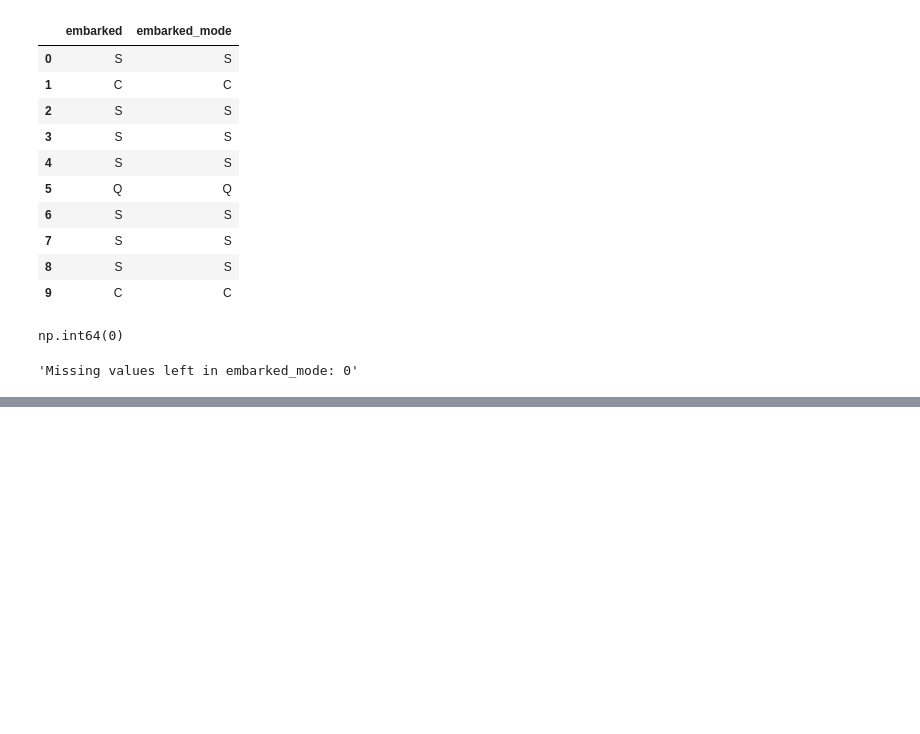
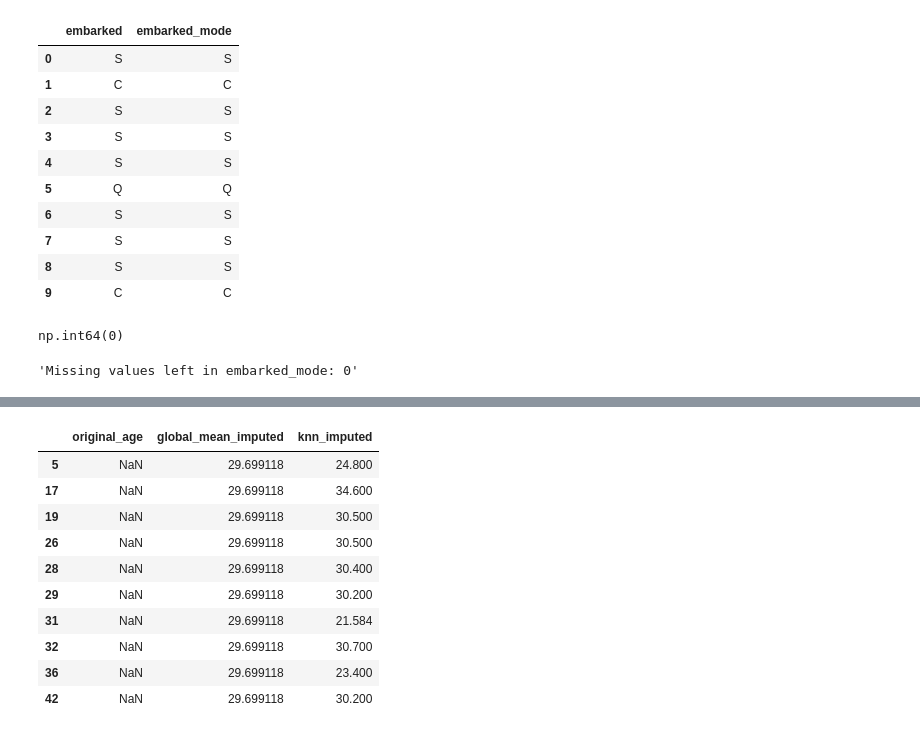
Before and after one commit to yash27007/python-bootcamp, a Jupyter notebook: 04-feature-engineering/01-missing-values/01-missing-values.ipynb, the cells around one changed output, grey strips where cells are left out. Drawn from its saved outputs; the diff is of its cells as text; code cells hidden in the pictures; blank space fills up the shorter version.

```diff
--- a/04-feature-engineering/01-missing-values.ipynb
+++ b/04-feature-engineering/01-missing-values/01-missing-values.ipynb
@@ -325,0 +334,30 @@ np.int64(0)
+# %%
+def manual_mean_impute(series: pd.Series):
+    """Fill NaNs with the column mean, computed by hand from the observed values."""
+    values = series.to_numpy(dtype=float)
+    mean_val = np.nanmean(values)          # mean over non-NaN entries only
+    filled = np.where(np.isnan(values), mean_val, values)
+    return filled, mean_val
+
+
+def manual_median_impute(series: pd.Series):
+    """Fill NaNs with the column median, computed by hand from the observed values."""
+    values = series.to_numpy(dtype=float)
+    median_val = np.nanmedian(values)
+    filled = np.where(np.isnan(values), median_val, values)
+    return filled, median_val
+
+
+manual_mean_vals, manual_mean_stat = manual_mean_impute(df["age"])
+manual_median_vals, manual_median_stat = manual_median_impute(df["age"])
+
+sk_mean_imputer = SimpleImputer(strategy="mean")
+sk_mean_vals = sk_mean_imputer.fit_transform(df[["age"]]).ravel()
+
+sk_median_imputer = SimpleImputer(strategy="median")
+sk_median_vals = sk_median_imputer.fit_transform(df[["age"]]).ravel()
+
+print("manual mean statistic:  ", manual_mean_stat, " | sklearn mean statistic:  ", sk_mean_imputer.statistics_[0])
+print("manual median statistic:", manual_median_stat, " | sklearn median statistic:", sk_median_imputer.statistics_[0])
+print("manual vs sklearn MEAN imputed values match:  ", np.allclose(manual_mean_vals, sk_mean_vals))
+print("manual vs sklearn MEDIAN imputed values match:", np.allclose(manual_median_vals, sk_median_vals))
@@ -325,0 +385,26 @@ np.int64(0)
+# %%
+knn_features = df[["pclass", "sibsp", "parch", "fare", "age"]].copy()
+
+knn_imputer = KNNImputer(n_neighbors=5)
+knn_imputed = knn_imputer.fit_transform(knn_features)
+knn_imputed_age = pd.Series(knn_imputed[:, -1], index=df.index)
+
+comparison = pd.DataFrame({
+    "original_age": df["age"],
+    "global_mean_imputed": manual_mean_vals,
+    "knn_imputed": knn_imputed_age,
+}).loc[df["age"].isna()]
+
+comparison.head(10)
+# %% [output]
+|  | original_age | global_mean_imputed | knn_imputed |
+| 5 | NaN | 29.699118 | 24.800 |
+| 17 | NaN | 29.699118 | 34.600 |
+| 19 | NaN | 29.699118 | 30.500 |
+| 26 | NaN | 29.699118 | 30.500 |
+| 28 | NaN | 29.699118 | 30.400 |
+| 29 | NaN | 29.699118 | 30.200 |
+| 31 | NaN | 29.699118 | 21.584 |
+| 32 | NaN | 29.699118 | 30.700 |
+| 36 | NaN | 29.699118 | 23.400 |
+| 42 | NaN | 29.699118 | 30.200 |
```
Also changed, not shown: parts of 7 cells of this notebook, 14 other files.
